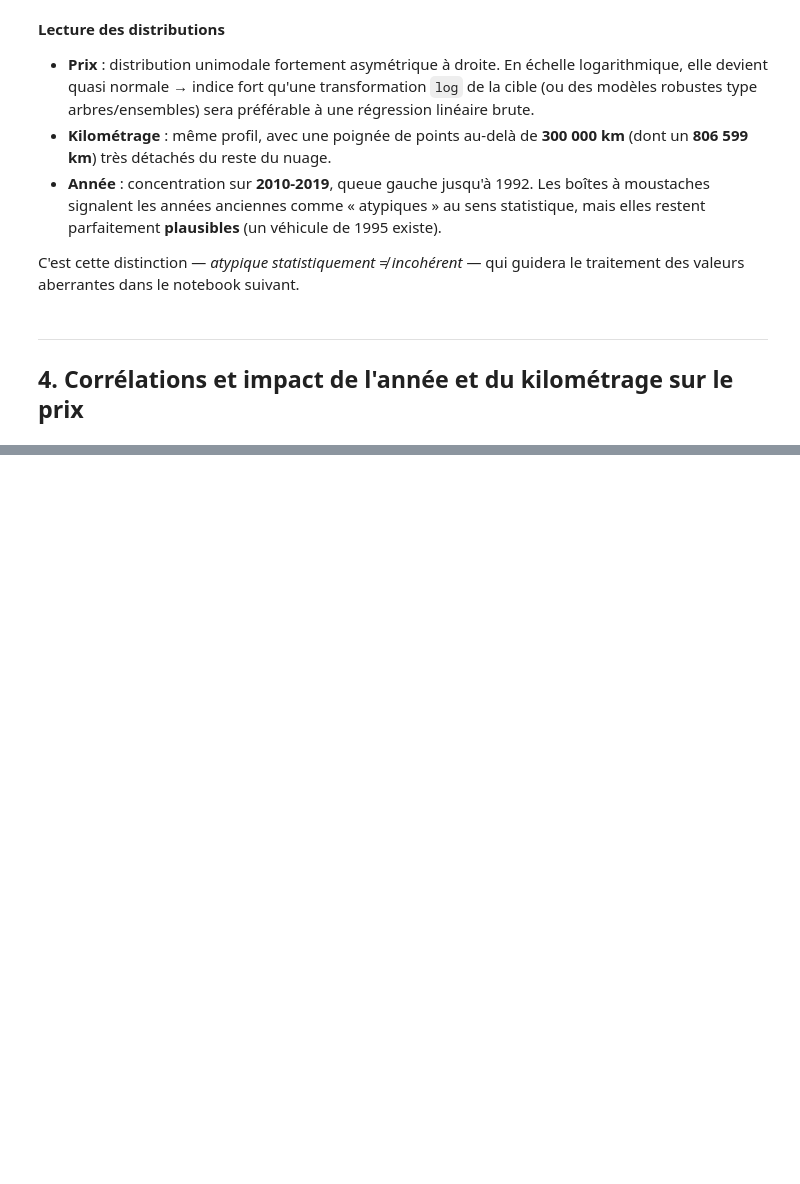
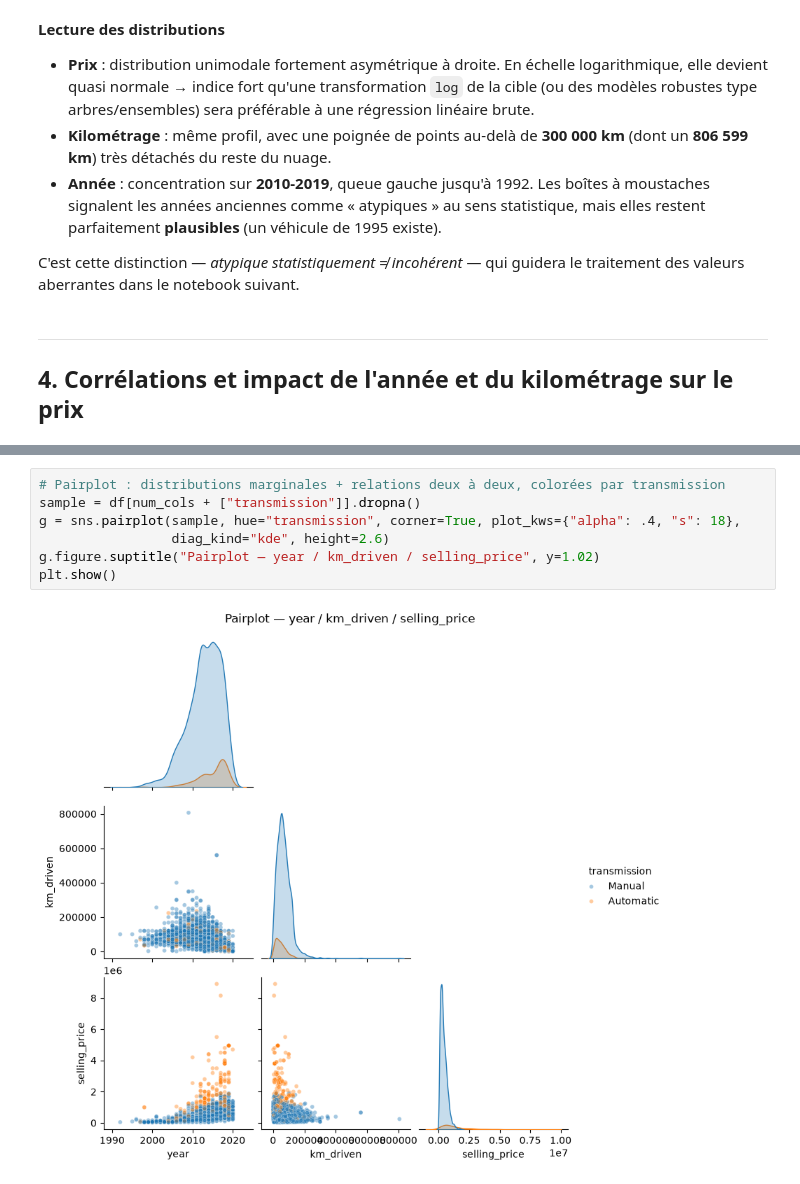
Before and after one commit to bahaztariq/CarPredictor, a Jupyter notebook: notebooks/01a_exploration_analyse.ipynb, the cells around one changed output, grey strips where cells are left out. Cells and saved outputs as stored; diff of their text form; blank space fills up the shorter version.

```diff
--- a/notebooks/01a_exploration_analyse.ipynb
+++ b/notebooks/01a_exploration_analyse.ipynb
@@ -306,0 +305,9 @@ corr
+# %%
+# Pairplot : distributions marginales + relations deux à deux, colorées par transmission
+sample = df[num_cols + ["transmission"]].dropna()
+g = sns.pairplot(sample, hue="transmission", corner=True, plot_kws={"alpha": .4, "s": 18},
+                 diag_kind="kde", height=2.6)
+g.figure.suptitle("Pairplot — year / km_driven / selling_price", y=1.02)
+plt.show()
+# %% [output]
+[figure, added]
```
Also changed, not shown: parts of 20 cells of this notebook, 20 other files.
